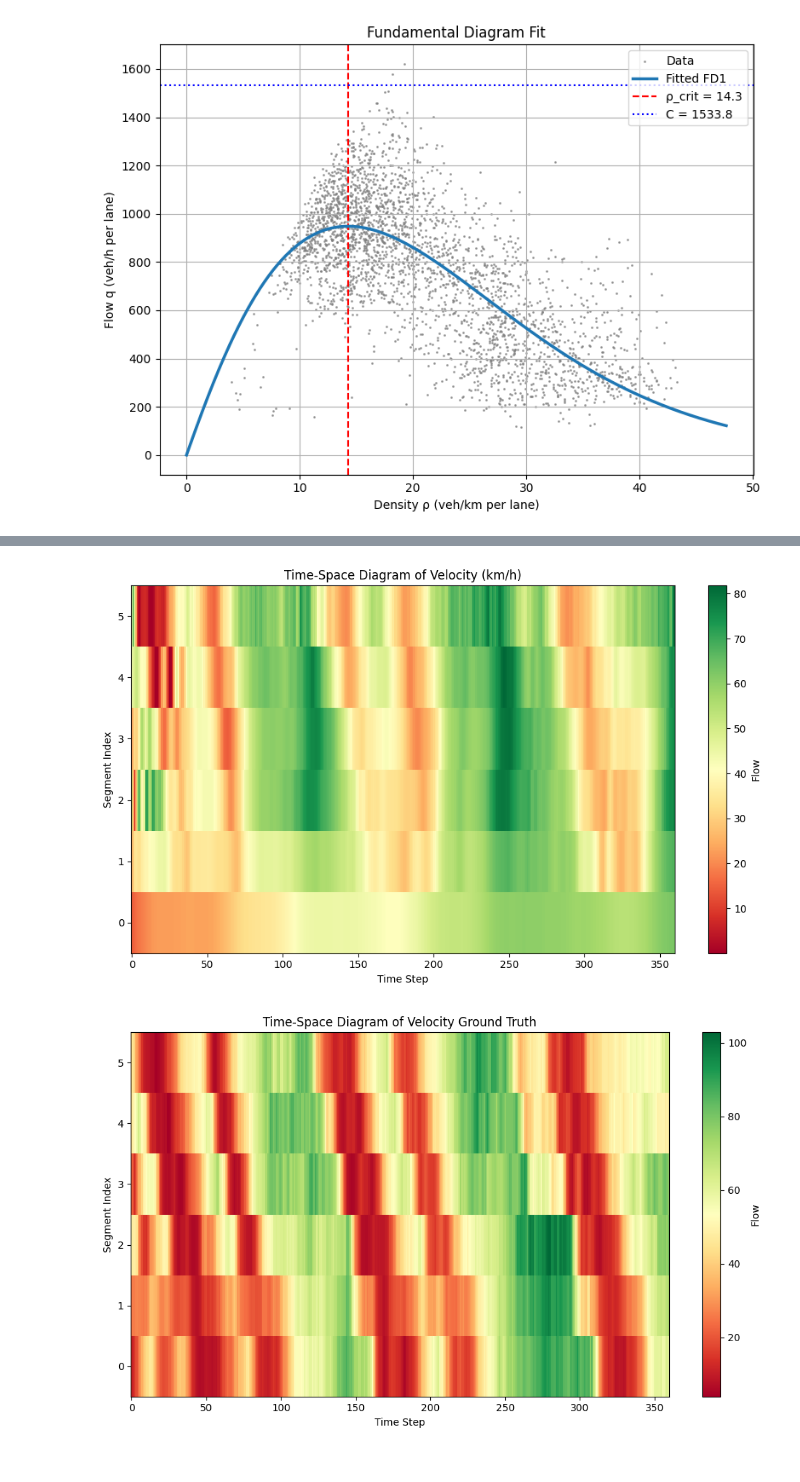
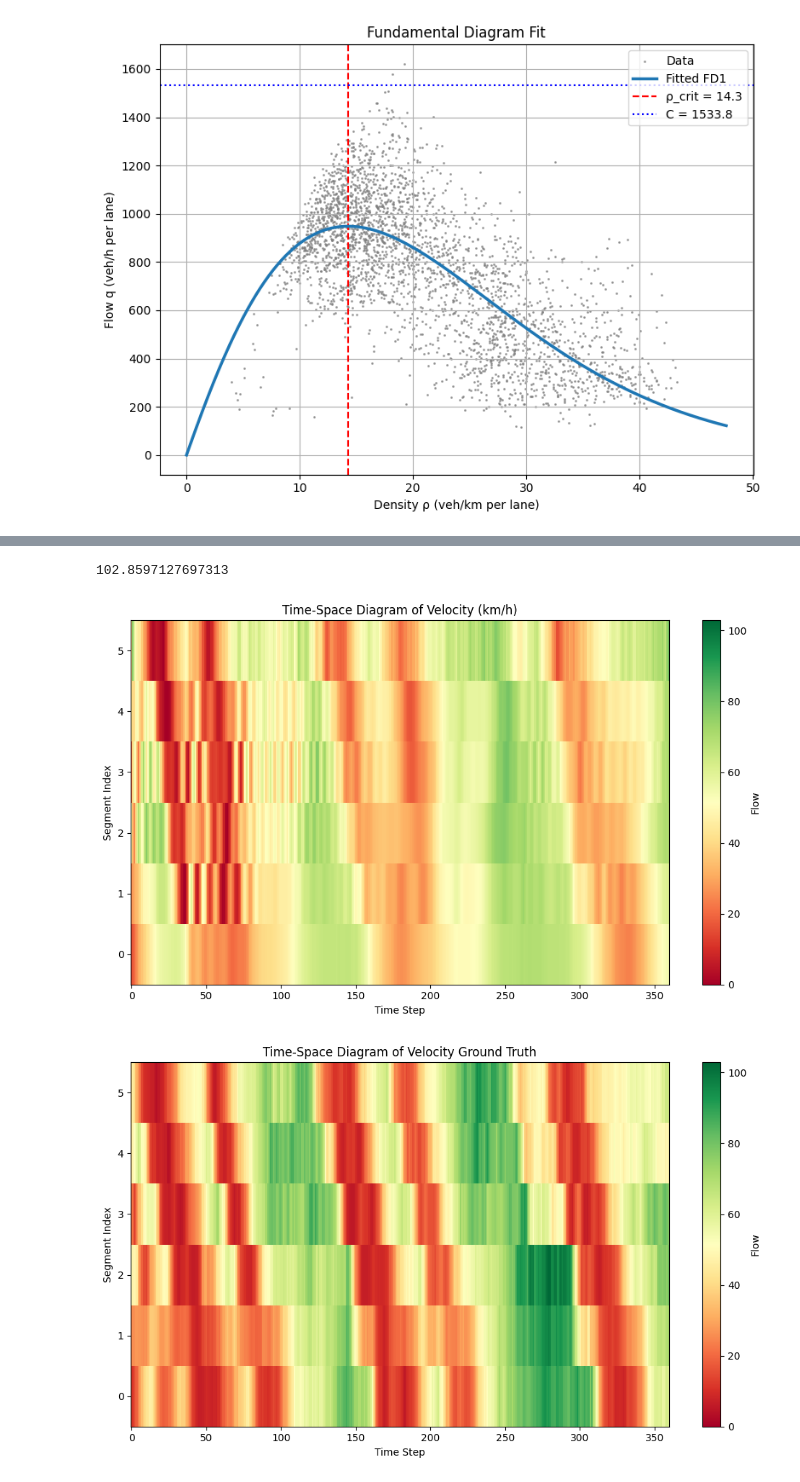
Before and after one commit to woxsao/macroscopic-sim-calibration, a Jupyter notebook: Optimization.ipynb, the cells around one changed output, grey strips where cells are left out. Drawn from its saved outputs; the diff is of its cells as text; code cells hidden in the pictures.

```diff
--- a/Optimization.ipynb
+++ b/Optimization.ipynb
@@ -207,7 +207,7 @@ def metanet_param_fit(v_hat, rho_hat, q_hat, v_free, a, rho_crit, T, l, initial_
     VSL = 150
     # Velocity dynamics
     def v_update(m, t, i):
-        current_seg_num  = i // (m.num_segments // m.num_calibrated_segments)
+        current_seg_num  = i
 
         if t == 0:
             return Constraint.Skip
@@ -236,9 +236,11 @@ def metanet_param_fit(v_hat, rho_hat, q_hat, v_free, a, rho_crit, T, l, initial_
         return m.v_pred[t,i] == calc_v
     model.v_dyn = Constraint(model.t, model.i, rule=v_update)
 
-    def q_update(m,t,i):
-        return m.q_pred[t,i] == m.v_pred[t,i] * m.rho_pred[t,i]
-    model.q_dyn = Constraint(model.t, model.i, rule=q_update)
+    # def q_update(m,t,i):
+    #     if t == 0:
+    #         return Constraint.Skip
+    #     return m.q_pred[t,i] == m.v_pred[t,i] * m.rho_pred[t,i]
+    # model.q_dyn = Constraint(model.t, model.i, rule=q_update)
     # model.constraints.add(Constraint(model.t, model.i, rule=v_update))
 
     # Objective: minimize squared error between predictions and observations
@@ -246,17 +248,18 @@ def metanet_param_fit(v_hat, rho_hat, q_hat, v_free, a, rho_crit, T, l, initial_
 
         V_STD = np.std(v_hat)
         RHO_STD = np.std(rho_hat)
-        # Q_STD = np.std(q_hat)
+        Q_STD = np.std(q_hat)
         # return sum(((m.v_pred[t, i] - m.v_hat[t, i])/V_STD)**2
         #           for t in m.t for i in m.i)
         return sum(
-            ((m.v_pred[t, i] - m.v_hat[t, i]))**2
-            # ((m.rho_pred[t, i] - m.rho_hat[t, i]))**2
+            ((m.v_pred[t, i] - m.v_hat[t, i])**2)
+            # ((m.rho_pred[t, i] - m.rho_hat[t, i]))**2)
             for t in m.t for i in m.i
         )
-        # return sum((m.q_pred[t,i] - m.q_hat[t,i])**2 +
-        #           ((m.rho_pred[t, i] - m.rho_hat[t, i]))**2 +
-        #            ((m.v_pred[t, i] - m.v_hat[t, i]))**2
+        # return sum(
+        #             ((m.q_pred[t,i] - m.q_hat[t,i])/Q_STD)**2 +
+        #             ((m.rho_pred[t, i] - m.rho_hat[t, i])/RHO_STD)**2 +
+        #             ((m.v_pred[t, i] - m.v_hat[t, i])/V_STD)**2
         #           for t in m.t for i in m.i)
     model.loss = Objective(rule=loss_fn, sense=minimize)
 
@@ -424,30 +550,32 @@ plt.tight_layout()
 # %%
-rho_plot =q_array/rho_pred_array
+rho_plot =v_pred_array
 plt.figure(figsize=(10, 6))
-plt.imshow(rho_plot.T, aspect='auto', origin='lower', cmap='RdYlGn', interpolation="none")
+plt.imshow(rho_plot.T, aspect='auto', origin='lower', cmap='RdYlGn', interpolation="none", vmin = 0, vmax = 102.8597127697313)
 
 # Label axes
 plt.xlabel('Time Step')
 plt.ylabel('Segment Index')
 plt.title('Time-Space Diagram of Velocity (km/h)')
 plt.colorbar(label='Flow')
 
 plt.tight_layout()
 # plt.show()
 
 rho_plot =v_hat[:, 1:-1]
+print(np.max(v_hat))
 plt.figure(figsize=(10, 6))
-plt.imshow(rho_plot.T, aspect='auto', origin='lower', cmap='RdYlGn', interpolation="none")
+plt.imshow(rho_plot.T, aspect='auto', origin='lower', cmap='RdYlGn', interpolation="none", vmin = 0, vmax = 102.8597127697313)
 
 # Label axes
 plt.xlabel('Time Step')
 plt.ylabel('Segment Index')
 plt.title('Time-Space Diagram of Velocity Ground Truth')
 plt.colorbar(label='Flow')
 
 plt.tight_layout()
 # plt.show()
 # %% [output]
+102.8597127697313
-[figure, old version]
+[figure, new version]
-[figure, old version]
+[figure, new version]
 # %%
```
Also changed, not shown: parts of 6 cells of this notebook.
